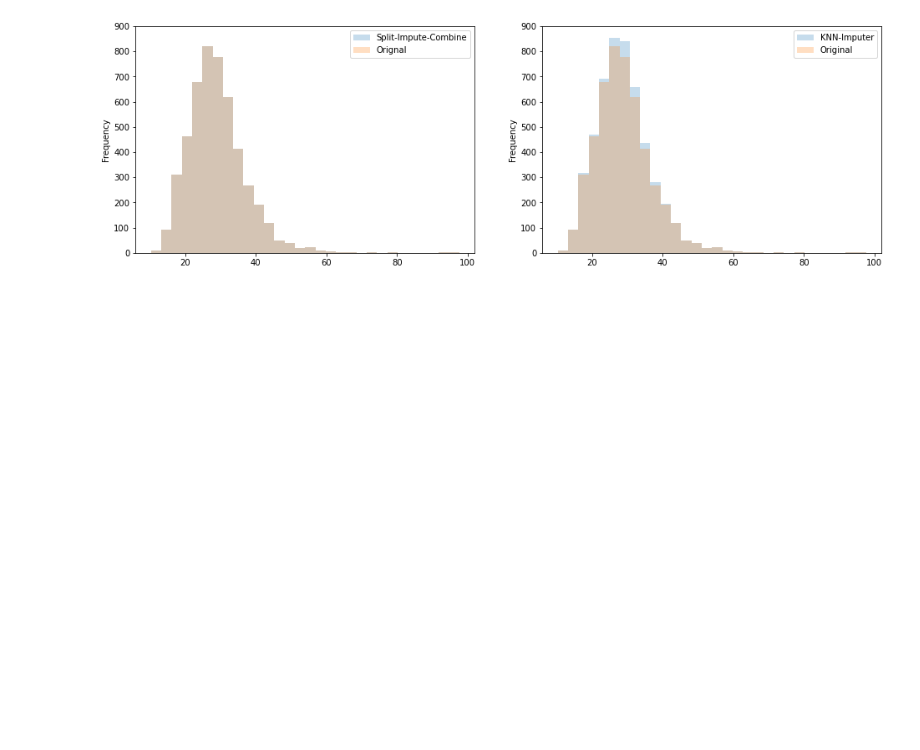
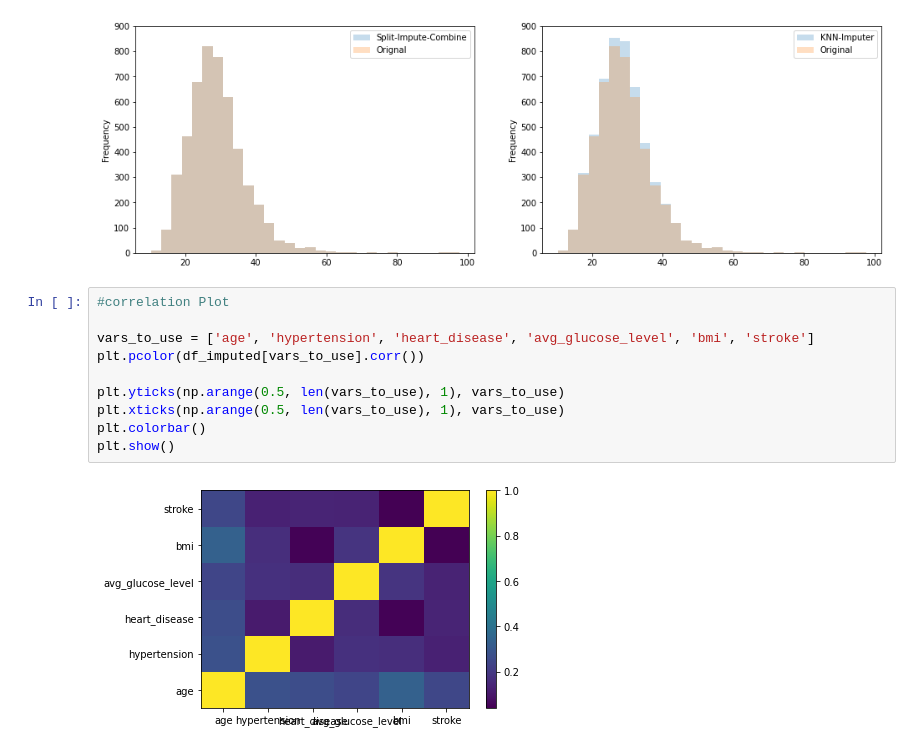
Before and after one commit to lukedemaio/MLLab01, a Jupyter notebook: Stroke Data Visualization.ipynb, the cells around one changed output. Cells and saved outputs as stored; diff of their text form; blank space fills up the shorter version.

```diff
--- a/Stroke Data Visualization.ipynb
+++ b/Stroke Data Visualization.ipynb
@@ -195,3 +222,15 @@ plt.ylim([0,900])
 plt.show()
 # %% [output]
 [figure]
+# %%
+#correlation Plot
+
+vars_to_use = ['age', 'hypertension', 'heart_disease', 'avg_glucose_level', 'bmi', 'stroke']
+plt.pcolor(df_imputed[vars_to_use].corr())
+
+plt.yticks(np.arange(0.5, len(vars_to_use), 1), vars_to_use)
+plt.xticks(np.arange(0.5, len(vars_to_use), 1), vars_to_use)
+plt.colorbar()
+plt.show()
+# %% [output]
+[figure, added]
```
Also changed, not shown: parts of 4 cells of this notebook.
